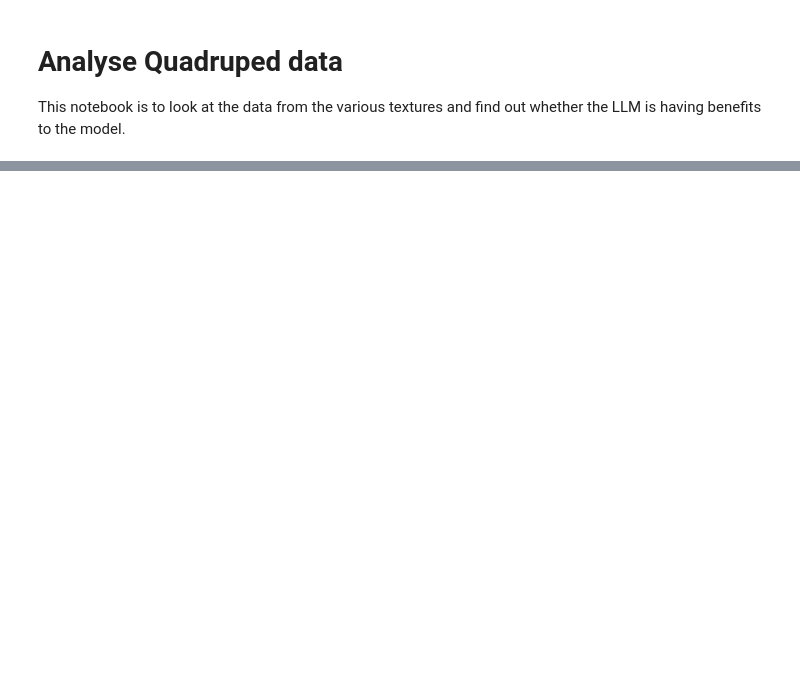
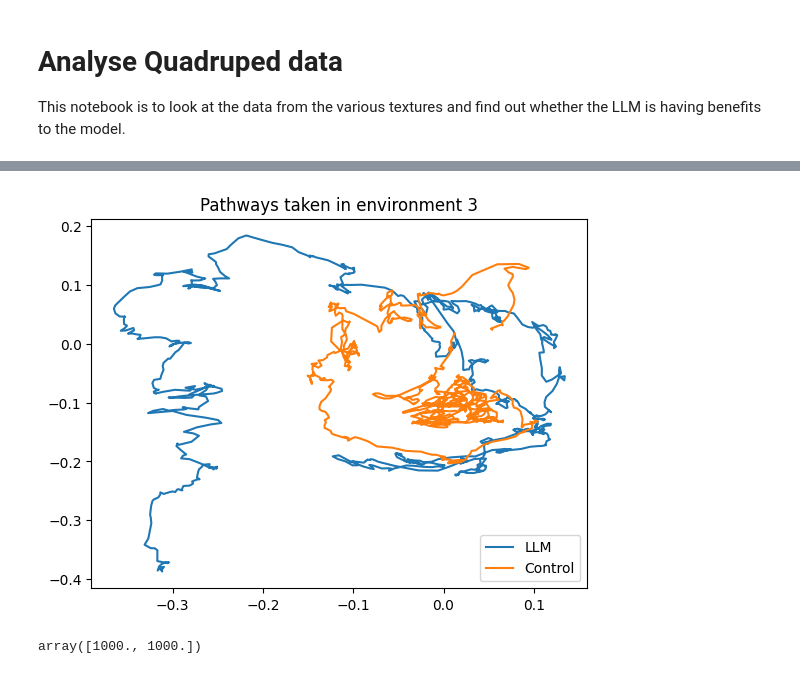
Before and after one commit to shepai/Tactile_Language_Model, a Jupyter notebook: code/experimental/analyse_quadruped.ipynb, the cells around one changed output, grey strips where cells are left out. Saved outputs shown, nothing was run; the diff lists cells and outputs as text; code cells hidden in the pictures; blank space fills up the shorter version.

```diff
--- a/code/experimental/analyse_quadruped.ipynb
+++ b/code/experimental/analyse_quadruped.ipynb
@@ -27,0 +203,20 @@ plt.show()
+# %%
+idx=2
+plt.plot(textures[idx]['positions'][:,0],textures[idx]['positions'][:,1],label="LLM")
+plt.plot(textures_control[idx]['positions'][:,0],textures_control[idx]['positions'][:,1],label="Control")
+plt.legend()
+plt.title("Pathways taken in environment "+str(idx+1))
+plt.show()
+# %% [output]
+[figure, added]
+# %%
+lengths=[]
+for i in range(6):
+    l1=len(textures[i]['positions'])
+    l2=len(textures_control[i]['positions'])
+    lengths.append([l1,l2])
+
+lengths=lengths
+np.average(lengths,axis=0)
+# %% [output]
+array([1000., 1000.])
```
Also changed, not shown: parts of 7 cells of this notebook.
